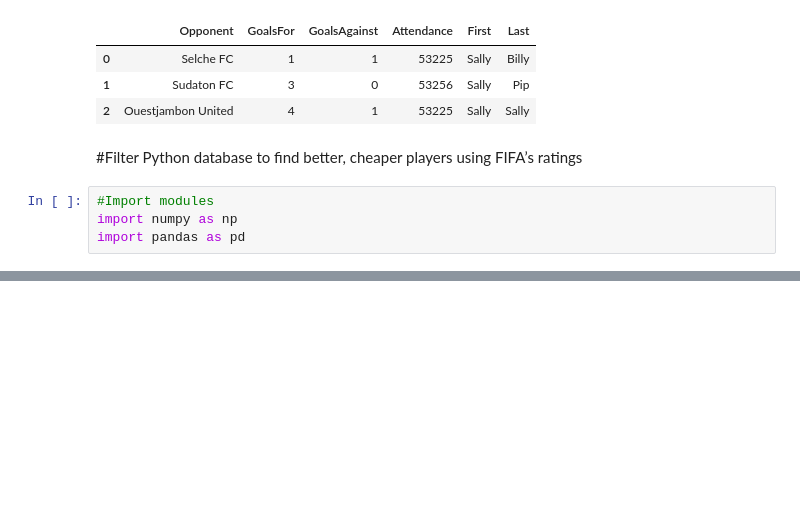
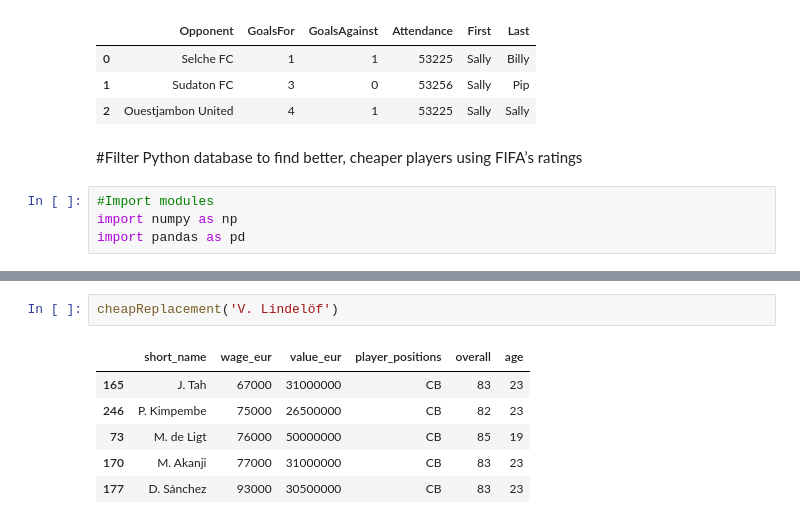
Before and after one commit to shygnome/sabda-bola, a Jupyter notebook: notebook/warmup/python_warmup.ipynb, the cells around one changed output, grey strips where cells are left out. Cells and saved outputs as stored; diff of their text form; blank space fills up the shorter version.

```diff
--- a/notebook/warmup/python_warmup.ipynb
+++ b/notebook/warmup/python_warmup.ipynb
@@ -511,0 +623,9 @@ FileNotFoundError: ignored
+# %%
+cheapReplacement('V. Lindelöf')
+# %% [output]
+|  | short_name | wage_eur | value_eur | player_positions | overall | age |
+| 165 | J. Tah | 67000 | 31000000 | CB | 83 | 23 |
+| 246 | P. Kimpembe | 75000 | 26500000 | CB | 82 | 23 |
+| 73 | M. de Ligt | 76000 | 50000000 | CB | 85 | 19 |
+| 170 | M. Akanji | 77000 | 31000000 | CB | 83 | 23 |
+| 177 | D. Sánchez | 93000 | 30500000 | CB | 83 | 23 |
```
Also changed, not shown: parts of 11 cells of this notebook.
